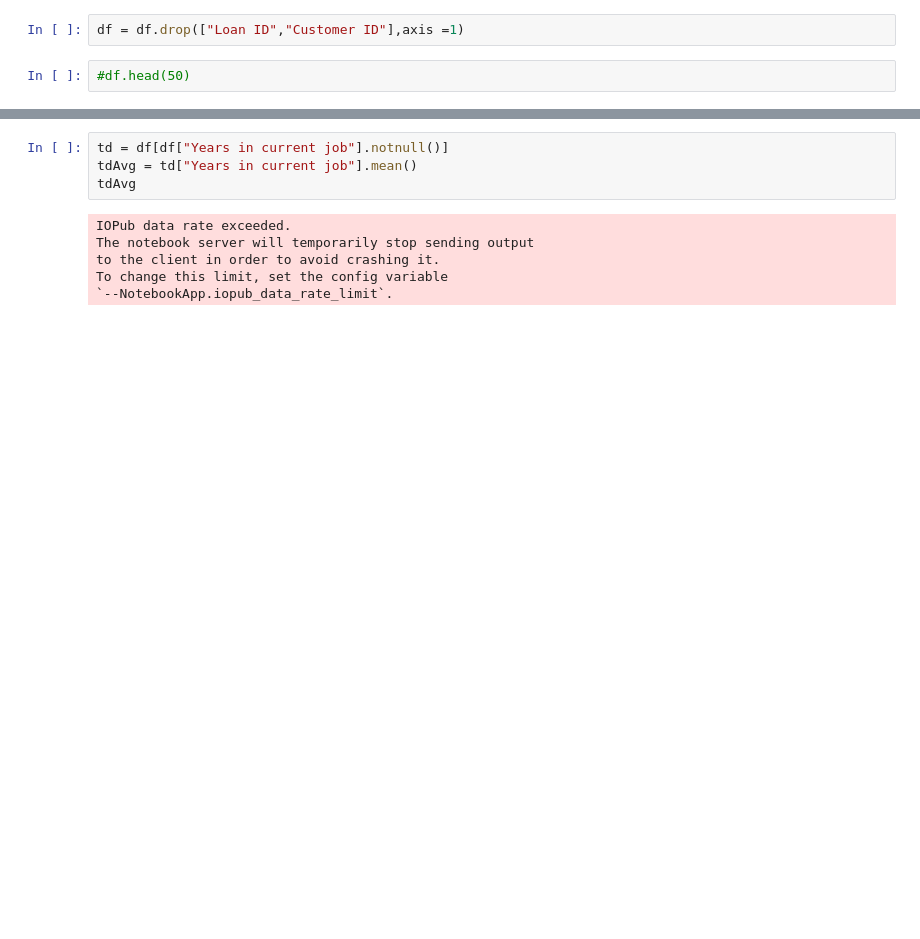
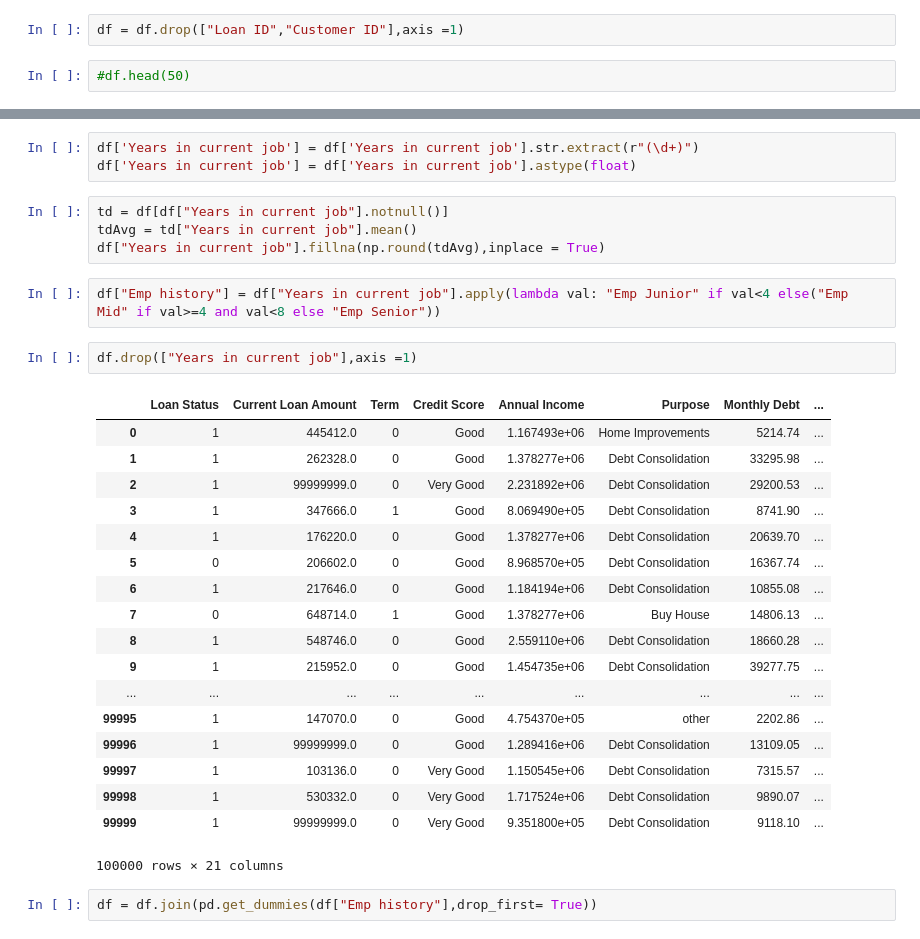
Before and after one commit to vaibhav2610/Credit-risk-analysis, a Jupyter notebook: CreditRisk.ipynb, the cells around one changed output, grey strips where cells are left out. Drawn from its saved outputs; the diff is of its cells as text; blank space fills up the shorter version.

Commit message:
9 columns Processed

```diff
--- a/CreditRisk.ipynb
+++ b/CreditRisk.ipynb
@@ -359,11 +329,33 @@ n/a           4222
 Name: Years in current job, dtype: int64
+# %%
+df['Years in current job'] = df['Years in current job'].str.extract(r"(\d+)")
+df['Years in current job'] = df['Years in current job'].astype(float)
 # %%
 td = df[df["Years in current job"].notnull()]
 tdAvg = td["Years in current job"].mean()
-tdAvg
+df["Years in current job"].fillna(np.round(tdAvg),inplace = True)
-# %% [output]
-IOPub data rate exceeded.
-The notebook server will temporarily stop sending output
-to the client in order to avoid crashing it.
-To change this limit, set the config variable
-`--NotebookApp.iopub_data_rate_limit`.
+# %%
+df["Emp history"] = df["Years in current job"].apply(lambda val: "Emp Junior" if val<4 else("Emp Mid" if val>=4 and val<8 else "Emp Senior"))
+# %%
+df.drop(["Years in current job"],axis =1)
+# %% [output]
+|  | Loan Status | Current Loan Amount | Term | Credit Score | Annual Income | Purpose | Monthly Debt | ... |
+| 0 | 1 | 445412.0 | 0 | Good | 1.167493e+06 | Home Improvements | 5214.74 | ... |
+| 1 | 1 | 262328.0 | 0 | Good | 1.378277e+06 | Debt Consolidation | 33295.98 | ... |
+| 2 | 1 | 99999999.0 | 0 | Very Good | 2.231892e+06 | Debt Consolidation | 29200.53 | ... |
+| 3 | 1 | 347666.0 | 1 | Good | 8.069490e+05 | Debt Consolidation | 8741.90 | ... |
+| 4 | 1 | 176220.0 | 0 | Good | 1.378277e+06 | Debt Consolidation | 20639.70 | ... |
+| 5 | 0 | 206602.0 | 0 | Good | 8.968570e+05 | Debt Consolidation | 16367.74 | ... |
+| 6 | 1 | 217646.0 | 0 | Good | 1.184194e+06 | Debt Consolidation | 10855.08 | ... |
+| 7 | 0 | 648714.0 | 1 | Good | 1.378277e+06 | Buy House | 14806.13 | ... |
+| 8 | 1 | 548746.0 | 0 | Good | 2.559110e+06 | Debt Consolidation | 18660.28 | ... |
+| 9 | 1 | 215952.0 | 0 | Good | 1.454735e+06 | Debt Consolidation | 39277.75 | ... |
+| ... | ... | ... | ... | ... | ... | ... | ... | ... |
+| 99995 | 1 | 147070.0 | 0 | Good | 4.754370e+05 | other | 2202.86 | ... |
+| 99996 | 1 | 99999999.0 | 0 | Good | 1.289416e+06 | Debt Consolidation | 13109.05 | ... |
+| 99997 | 1 | 103136.0 | 0 | Very Good | 1.150545e+06 | Debt Consolidation | 7315.57 | ... |
+| 99998 | 1 | 530332.0 | 0 | Very Good | 1.717524e+06 | Debt Consolidation | 9890.07 | ... |
+| 99999 | 1 | 99999999.0 | 0 | Very Good | 9.351800e+05 | Debt Consolidation | 9118.10 | ... |
+100000 rows × 21 columns
+# %%
+df = df.join(pd.get_dummies(df["Emp history"],drop_first= True))
```
Also changed, not shown: parts of 6 cells of this notebook.
